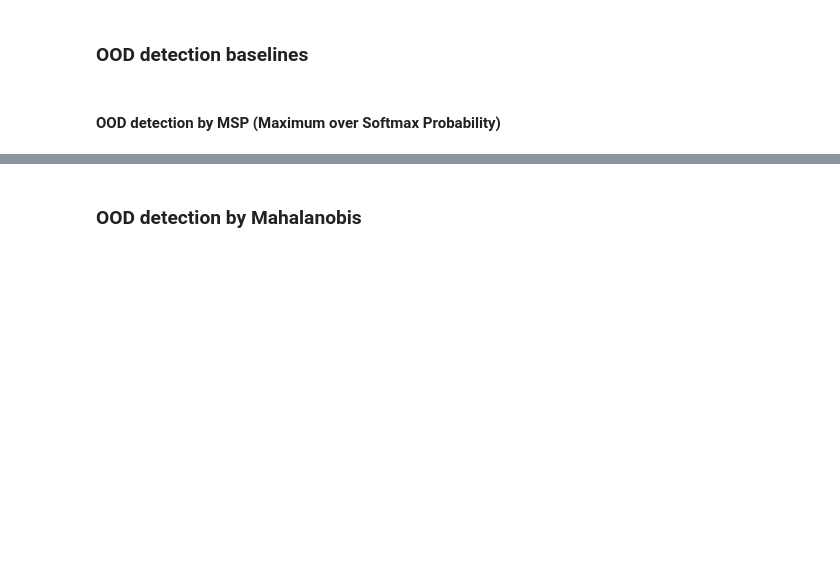
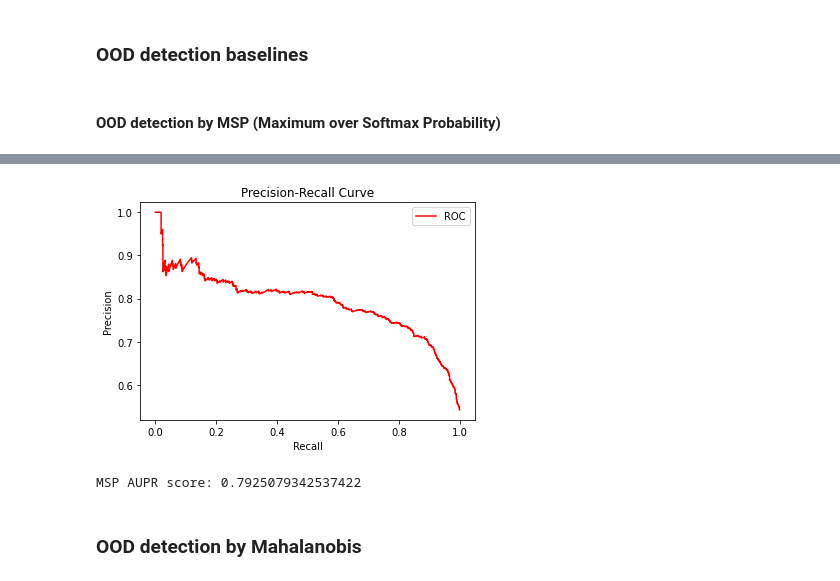
Before and after one commit to Simcs/OOD-with-ViT, a Jupyter notebook: ood_detection_baseline.ipynb, the cells around one changed output, grey strips where cells are left out. Cells and saved outputs as stored; diff of their text form; code cells hidden in the pictures; blank space fills up the shorter version.

```diff
--- a/ood_detection_baseline.ipynb
+++ b/ood_detection_baseline.ipynb
@@ -266,3 +293,15 @@ AUROC score: 0.862055
+# %%
+from sklearn.metrics import precision_recall_curve
+from sklearn.metrics import average_precision_score
+
+precision, recall, _ = precision_recall_curve(test_y, ood_scores)
+aupr_score = average_precision_score(test_y, ood_scores)
+
+plot_precision_recall_curve(precision, recall)
+print('MSP AUPR score:', aupr_score)
+# %% [output]
+[figure, added]
+MSP AUPR score: 0.7925079342537422
 # %% [markdown]
 ### OOD detection by Mahalanobis
 # %%
```
Also changed, not shown: parts of 10 cells of this notebook.
